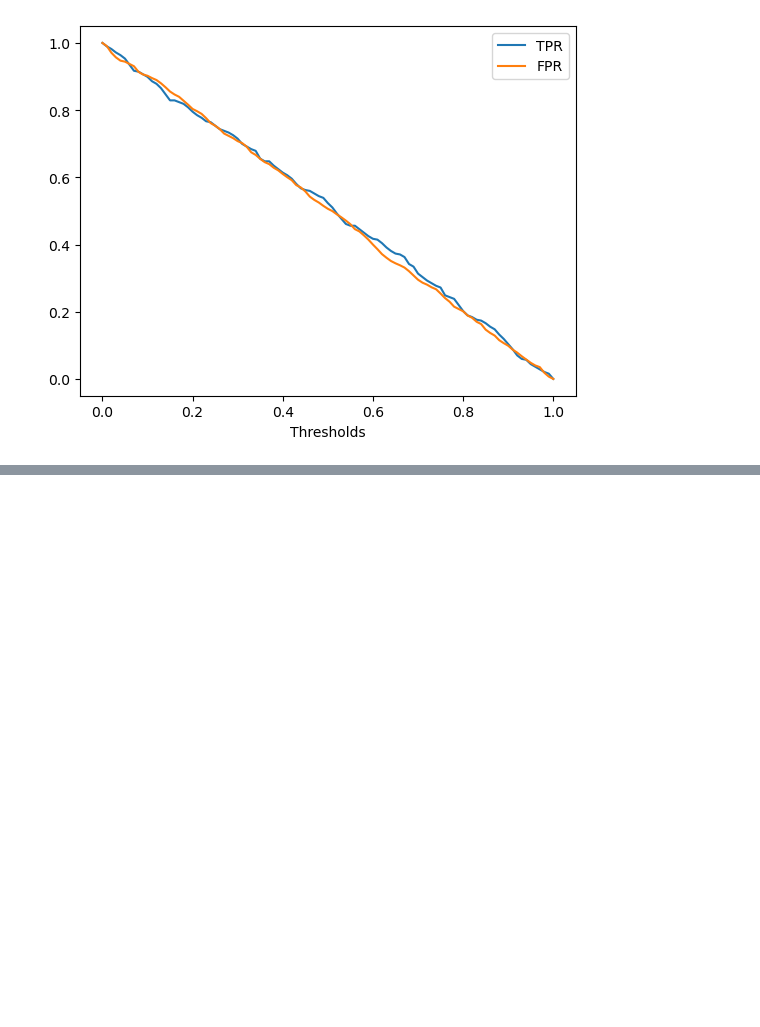
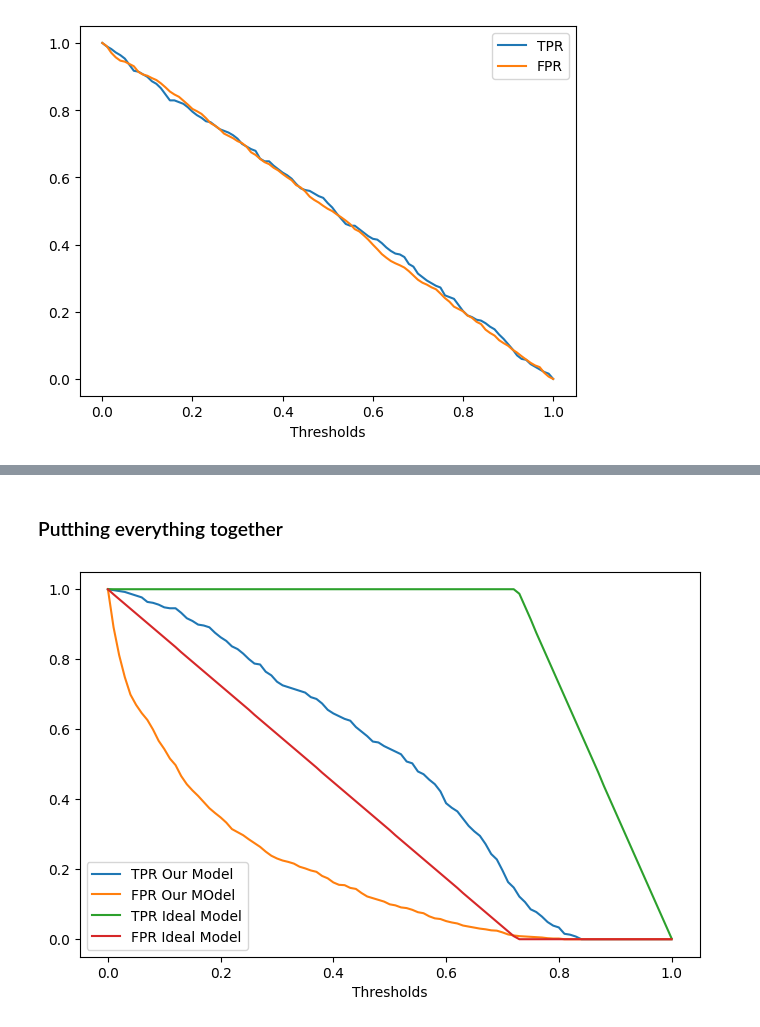
Before and after one commit to AlexanderPelaezJimenez/ml_zoomcamp_2024, a Jupyter notebook: week_4_evaluation/notebooks/1_evaluation_metrics_for_classification.ipynb, the cells around one changed output, grey strips where cells are left out. Drawn from its saved outputs; the diff is of its cells as text; code cells hidden in the pictures; blank space fills up the shorter version.

```diff
--- a/week_4_evaluation/notebooks/1_evaluation_metrics_for_classification.ipynb
+++ b/week_4_evaluation/notebooks/1_evaluation_metrics_for_classification.ipynb
@@ -386,0 +433,17 @@ plt.show()
+# %% [markdown]
+### Putthing everything together
+# %%
+plt.figure(figsize=(8, 5))
+
+plt.plot(df_scores.threshold, df_scores['TPR'], label = 'TPR Our Model')
+plt.plot(df_scores.threshold, df_scores['FPR'], label = 'FPR Our MOdel')
+
+plt.plot(df_ideal.threshold, df_ideal['tpr'], label = 'TPR Ideal Model')
+plt.plot(df_ideal.threshold, df_ideal['fpr'], label = 'FPR Ideal Model')
+
+
+plt.xlabel('Thresholds')
+plt.legend()
+plt.show()
+# %% [output]
+[figure, added]
```
Also changed, not shown: parts of 36 cells of this notebook.
